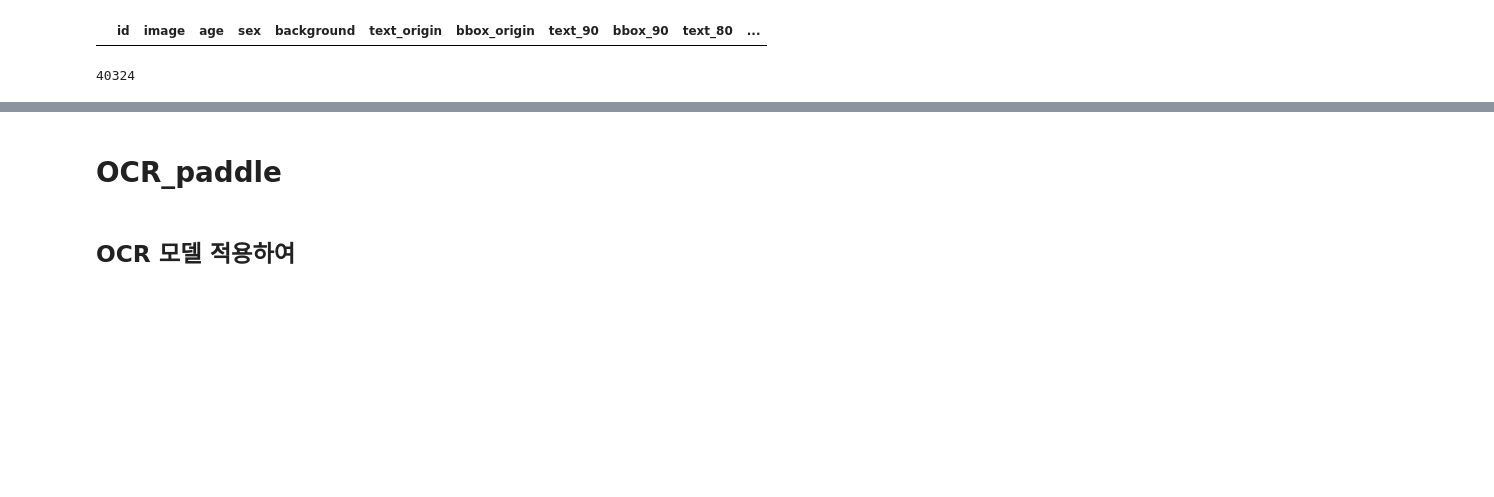
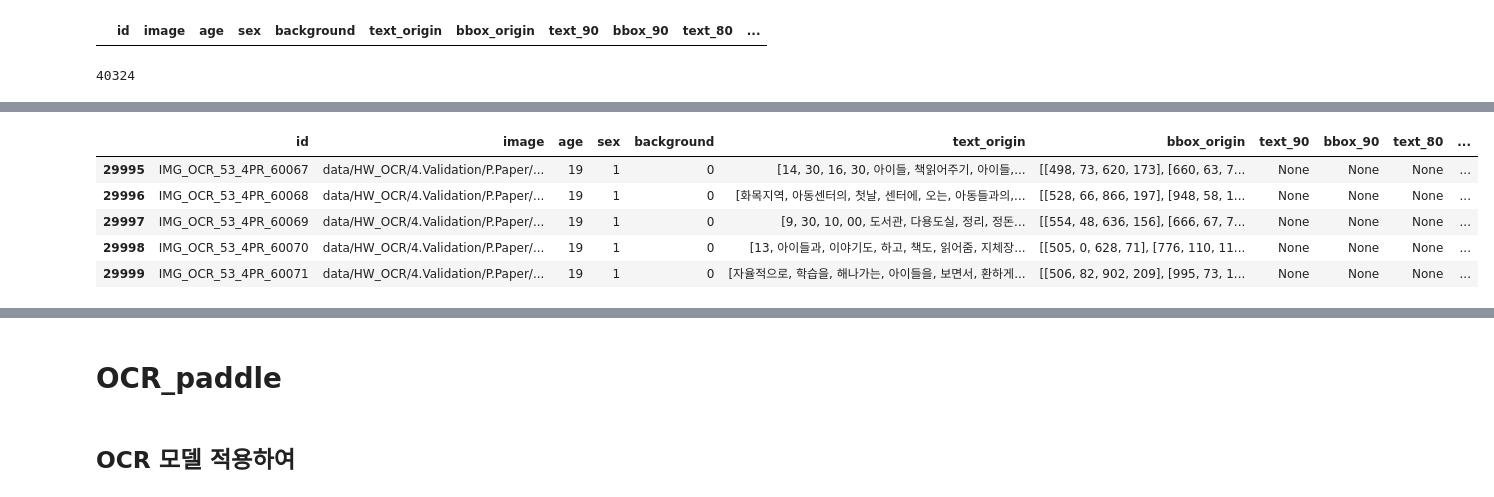
Before and after one commit to DLHandWriteOCR/HandWriteDL, a Jupyter notebook: OCR_paddle.ipynb, the cells around one changed output, grey strips where cells are left out. Cells and saved outputs as stored; diff of their text form; code cells hidden in the pictures; blank space fills up the shorter version.

```diff
--- a/OCR_paddle.ipynb
+++ b/OCR_paddle.ipynb
@@ -249,2 +287,11 @@ json2ocrdf(json_files_list[20000:30000])
+# %%
+ocr_df.tail()
+# %% [output]
+|  | id | image | age | sex | background | text_origin | bbox_origin | text_90 | bbox_90 | text_80 | ... |
+| 29995 | IMG_OCR_53_4PR_60067 | data/HW_OCR/4.Validation/P.Paper/... | 19 | 1 | 0 | [14, 30, 16, 30, 아이들, 책읽어주기, 아이들,... | [[498, 73, 620, 173], [660, 63, 7... | None | None | None | ... |
+| 29996 | IMG_OCR_53_4PR_60068 | data/HW_OCR/4.Validation/P.Paper/... | 19 | 1 | 0 | [화목지역, 아동센터의, 첫날, 센터에, 오는, 아동들과의,... | [[528, 66, 866, 197], [948, 58, 1... | None | None | None | ... |
+| 29997 | IMG_OCR_53_4PR_60069 | data/HW_OCR/4.Validation/P.Paper/... | 19 | 1 | 0 | [9, 30, 10, 00, 도서관, 다용도실, 정리, 정돈... | [[554, 48, 636, 156], [666, 67, 7... | None | None | None | ... |
+| 29998 | IMG_OCR_53_4PR_60070 | data/HW_OCR/4.Validation/P.Paper/... | 19 | 1 | 0 | [13, 아이들과, 이야기도, 하고, 책도, 읽어줌, 지체장... | [[505, 0, 628, 71], [776, 110, 11... | None | None | None | ... |
+| 29999 | IMG_OCR_53_4PR_60071 | data/HW_OCR/4.Validation/P.Paper/... | 19 | 1 | 0 | [자율적으로, 학습을, 해나가는, 아이들을, 보면서, 환하게... | [[506, 82, 902, 209], [995, 73, 1... | None | None | None | ... |
 # %%
 json2ocrdf(json_files_list[30000:])
```
Also changed, not shown: parts of 11 cells of this notebook.
